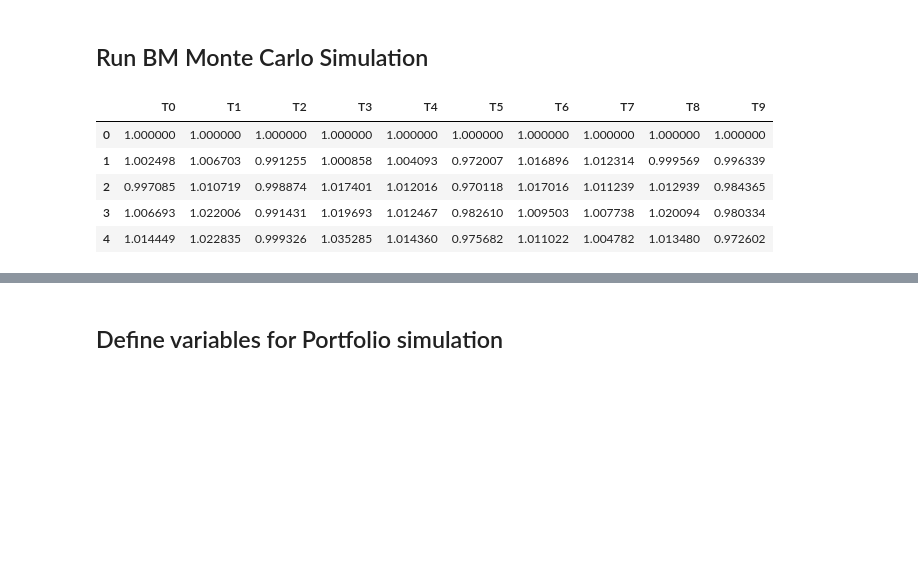
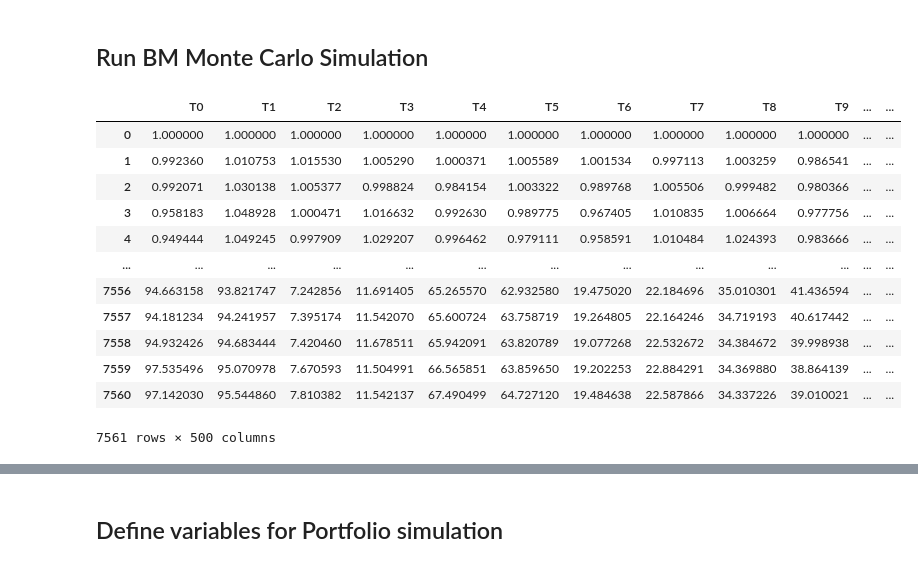
Before and after one commit to blueprint99/Fintech_Bcamp_Project1, a Jupyter notebook: project_01_master.ipynb, the cells around one changed output, grey strips where cells are left out. Cells and saved outputs as stored; diff of their text form; code cells hidden in the pictures; blank space fills up the shorter version.

Commit message:
Thursday b4 project

```diff
--- a/project_01_master.ipynb
+++ b/project_01_master.ipynb
@@ -94,0 +105,40 @@ The present value of your benchmark is from SD to ED is:286.54998779296875
+# %%
+simulated_price_df = pd.DataFrame()
+portfolio_cumulative_returns = pd.DataFrame()
+
+# Run the simulation of projecting stock prices for the next trading year, `1000` times
+for n in range(number_simulations):
+
+    # Initialize the simulated prices list with the last closing price of `JNJ` and `MU`
+    simulated_jnj_prices = [bm_last_price]
+#     simulated_mu_prices = [mu_last_price]
+
+    # Simulate the returns for 252 days
+    for i in range(number_records):
+
+        # Calculate the simulated price using the last price within the list
+        simulated_jnj_price = simulated_jnj_prices[-1] * (1 + np.random.normal(bm_portfolio_ret_mean, bm_portfolio_ret_std))
+#         simulated_mu_price = simulated_mu_prices[-1] * (1 + np.random.normal(avg_daily_return_mu, std_dev_daily_return_mu))
+
+        # Append the simulated price to the list
+        simulated_jnj_prices.append(simulated_jnj_price)
+#         simulated_mu_prices.append(simulated_mu_price)
+
+    # Append a simulated prices of each simulation to DataFrame
+    simulated_price_df["JNJ prices"] = pd.Series(simulated_jnj_prices)
+#     simulated_price_df["MU prices"] = pd.Series(simulated_mu_prices)
+
+    # Calculate the daily returns of simulated prices
+    simulated_daily_returns = simulated_price_df.pct_change()
+
+    # Set the portfolio weights (60% JNJ; 40% MU)
+    weights = [1.00]
+
+    # Use the `dot` function with the weights to multiply weights with each column's simulated daily returns
+    portfolio_daily_returns = simulated_daily_returns.dot(weights)
+
+    # Calculate the normalized, cumulative return series
+    portfolio_cumulative_returns[n] = (1 + portfolio_daily_returns.fillna(0)).cumprod()
+
+# Print records from the DataFrame
+portfolio_cumulative_returns
@@ -97,25 +166,32 @@ The present value of your benchmark is from SD to ED is:286.54998779296875
 # %%
 # Global variables being used
 # Initialize empty DataFrame to hold simulated prices for each simulation
 simulated_price_df = pd.DataFrame()
 bm_montecarlo_returns = pd.DataFrame()
 
 # Run the simulation of projecting stock prices
 for n in range(number_simulations):
     simulated_benchmark_prices = [bm_last_price]
     for i in range(number_records):
         simulated_benchmark_price = simulated_benchmark_prices[-1] * (1 + np.random.normal(bm_portfolio_ret_mean, bm_portfolio_ret_std))
         simulated_benchmark_prices.append(simulated_benchmark_price)
     simulated_price_df["SPY prices"] = pd.Series(simulated_benchmark_prices)
     simulated_daily_returns = simulated_price_df.pct_change()
     b_weights = [1.00]
     portfolio_daily_returns = simulated_daily_returns.dot(b_weights)
     bm_montecarlo_returns[f'T{n}'] = (1 + portfolio_daily_returns.fillna(0)).cumprod()
-bm_montecarlo_returns.head()
+bm_montecarlo_returns
 # %% [output]
-|  | T0 | T1 | T2 | T3 | T4 | T5 | T6 | T7 | T8 | T9 |
-| 0 | 1.000000 | 1.000000 | 1.000000 | 1.000000 | 1.000000 | 1.000000 | 1.000000 | 1.000000 | 1.000000 | 1.000000 |
-| 1 | 1.002498 | 1.006703 | 0.991255 | 1.000858 | 1.004093 | 0.972007 | 1.016896 | 1.012314 | 0.999569 | 0.996339 |
-| 2 | 0.997085 | 1.010719 | 0.998874 | 1.017401 | 1.012016 | 0.970118 | 1.017016 | 1.011239 | 1.012939 | 0.984365 |
-| 3 | 1.006693 | 1.022006 | 0.991431 | 1.019693 | 1.012467 | 0.982610 | 1.009503 | 1.007738 | 1.020094 | 0.980334 |
-| 4 | 1.014449 | 1.022835 | 0.999326 | 1.035285 | 1.014360 | 0.975682 | 1.011022 | 1.004782 | 1.013480 | 0.972602 |
+|  | T0 | T1 | T2 | T3 | T4 | T5 | T6 | T7 | T8 | T9 | ... | ... |
+| 0 | 1.000000 | 1.000000 | 1.000000 | 1.000000 | 1.000000 | 1.000000 | 1.000000 | 1.000000 | 1.000000 | 1.000000 | ... | ... |
+| 1 | 0.992360 | 1.010753 | 1.015530 | 1.005290 | 1.000371 | 1.005589 | 1.001534 | 0.997113 | 1.003259 | 0.986541 | ... | ... |
+| 2 | 0.992071 | 1.030138 | 1.005377 | 0.998824 | 0.984154 | 1.003322 | 0.989768 | 1.005506 | 0.999482 | 0.980366 | ... | ... |
+| 3 | 0.958183 | 1.048928 | 1.000471 | 1.016632 | 0.992630 | 0.989775 | 0.967405 | 1.010835 | 1.006664 | 0.977756 | ... | ... |
+| 4 | 0.949444 | 1.049245 | 0.997909 | 1.029207 | 0.996462 | 0.979111 | 0.958591 | 1.010484 | 1.024393 | 0.983666 | ... | ... |
+| ... | ... | ... | ... | ... | ... | ... | ... | ... | ... | ... | ... | ... |
+| 7556 | 94.663158 | 93.821747 | 7.242856 | 11.691405 | 65.265570 | 62.932580 | 19.475020 | 22.184696 | 35.010301 | 41.436594 | ... | ... |
+| 7557 | 94.181234 | 94.241957 | 7.395174 | 11.542070 | 65.600724 | 63.758719 | 19.264805 | 22.164246 | 34.719193 | 40.617442 | ... | ... |
+| 7558 | 94.932426 | 94.683444 | 7.420460 | 11.678511 | 65.942091 | 63.820789 | 19.077268 | 22.532672 | 34.384672 | 39.998938 | ... | ... |
+| 7559 | 97.535496 | 95.070978 | 7.670593 | 11.504991 | 66.565851 | 63.859650 | 19.202253 | 22.884291 | 34.369880 | 38.864139 | ... | ... |
+| 7560 | 97.142030 | 95.544860 | 7.810382 | 11.542137 | 67.490499 | 64.727120 | 19.484638 | 22.587866 | 34.337226 | 39.010021 | ... | ... |
+7561 rows × 500 columns
```
Also changed, not shown: parts of 15 cells of this notebook, 2 other files.
